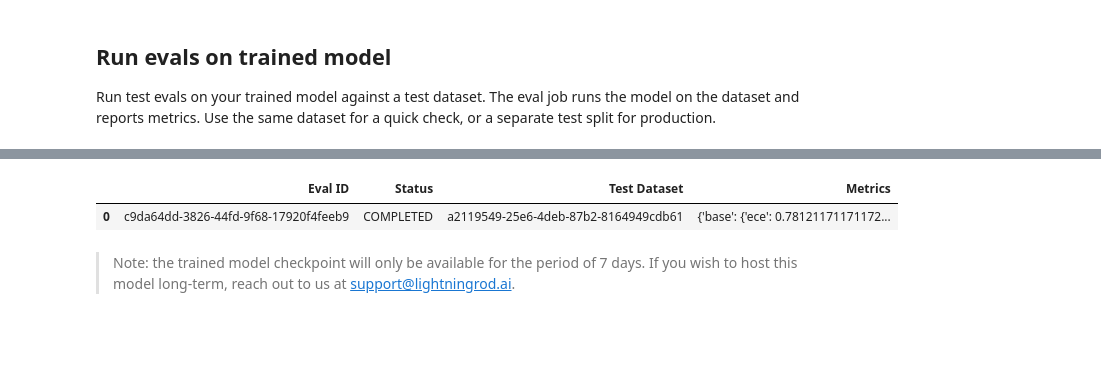
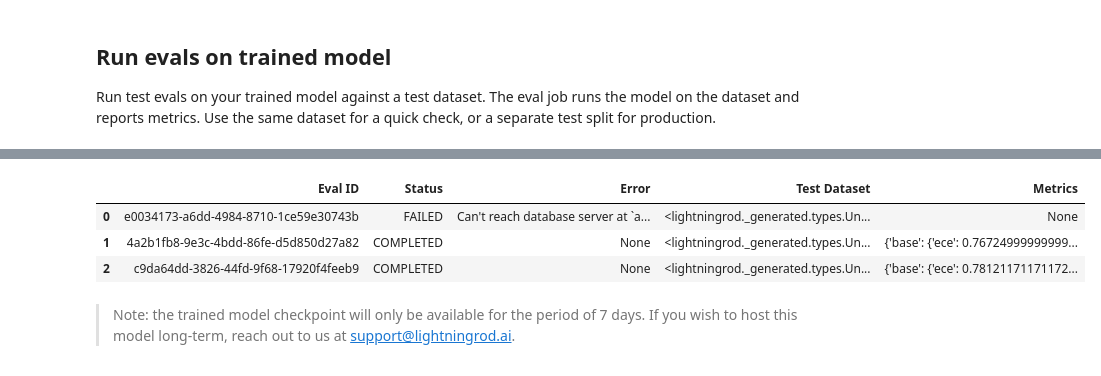
Before and after one commit to lightning-rod-labs/lightningrod-python-sdk, a Jupyter notebook: notebooks/09_training_api.ipynb, the cells around one changed output, grey strips where cells are left out. Drawn from its saved outputs; the diff is of its cells as text; code cells hidden in the pictures; blank space fills up the shorter version.

```diff
--- a/notebooks/09_training_api.ipynb
+++ b/notebooks/09_training_api.ipynb
@@ -139,6 +137,6 @@ Notes: Estimate uses 0.5× max_response_length for output; actual may vary
 
 `run` creates a job and polls until completion with a live progress display. Use this when you want to wait for the job to finish in the notebook. Skip this if you used `create` above and prefer to poll manually.
 # %%
-job = lr.training.run(config, name="Forecasting fine-tune", poll_interval=15)
+job = lr.training.run(config, name="Forecasting fine-tune")
 print(f"Job {job.id} completed with status: {job.status}")
 print(f"Trained model ID: {job.model_id}")
@@ -150,6 +161,8 @@ List all training jobs or fetch a specific job by ID.
 import pandas as pd
 
 jobs_response = lr.training.list(limit=5)
+
+latest_model_id = jobs_response.jobs[-1].model_id
 
 df = pd.DataFrame([
     {
@@ -199,9 +208,11 @@ print(response.choices[0].message.content)
 
 Run test evals on your trained model against a test dataset. The eval job runs the model on the dataset and reports metrics. Use the same dataset for a quick check, or a separate test split for production.
 # %%
+DATASET_PATH = "bart/training-demo"
+
 eval_job = lr.evals.run(
-    model_id="checkpoint:92e583d7-6b86-4aa2-85cf-f2802d72dc62",
-    test_dataset_id=dataset_id,
+    model_id=latest_model_id,
+    dataset_hf_repo=DATASET_PATH,
 )
 print(f"Eval {eval_job.id} completed with status: {eval_job.status}")
 # %% [output]
@@ -223,18 +220,21 @@ Eval c9da64dd-3826-44fd-9f68-17920f4feeb9 completed with status: COMPLETED
 # %%
 import pandas as pd
 
 evals_response = lr.evals.list(limit=5)
 pd.DataFrame([
     {
         "Eval ID": e.id,
         "Status": e.status,
+        "Error": e.error_message,
         "Test Dataset": e.test_dataset_id,
         "Metrics": dict(e.metrics.additional_properties) if hasattr(e.metrics, "additional_properties") else None,
     }
     for e in evals_response.jobs
 ])
 # %% [output]
-|  | Eval ID | Status | Test Dataset | Metrics |
-| 0 | c9da64dd-3826-44fd-9f68-17920f4feeb9 | COMPLETED | a2119549-25e6-4deb-87b2-8164949cdb61 | {'base': {'ece': 0.78121171171172... |
+|  | Eval ID | Status | Error | Test Dataset | Metrics |
+| 0 | e0034173-a6dd-4984-8710-1ce59e30743b | FAILED | Can't reach database server at `a... | <lightningrod._generated.types.Un... | None |
+| 1 | 4a2b1fb8-9e3c-4bdd-86fe-d5d850d27a82 | COMPLETED | None | <lightningrod._generated.types.Un... | {'base': {'ece': 0.76724999999999... |
+| 2 | c9da64dd-3826-44fd-9f68-17920f4feeb9 | COMPLETED | None | <lightningrod._generated.types.Un... | {'base': {'ece': 0.78121171171172... |
 # %% [markdown]
 > Note: the trained model checkpoint will only be available for the period of 7 days. If you wish to host this model long-term, reach out to us at support@lightningrod.ai.
```
Also changed, not shown: parts of 8 cells of this notebook, 4 other files.
